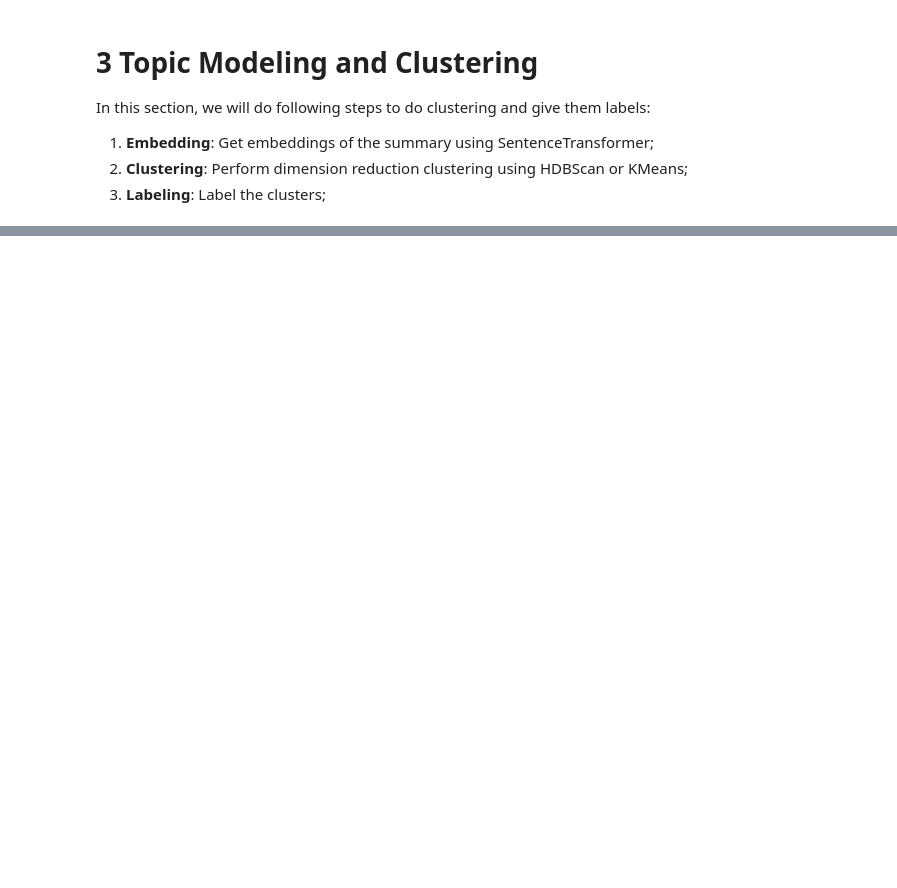
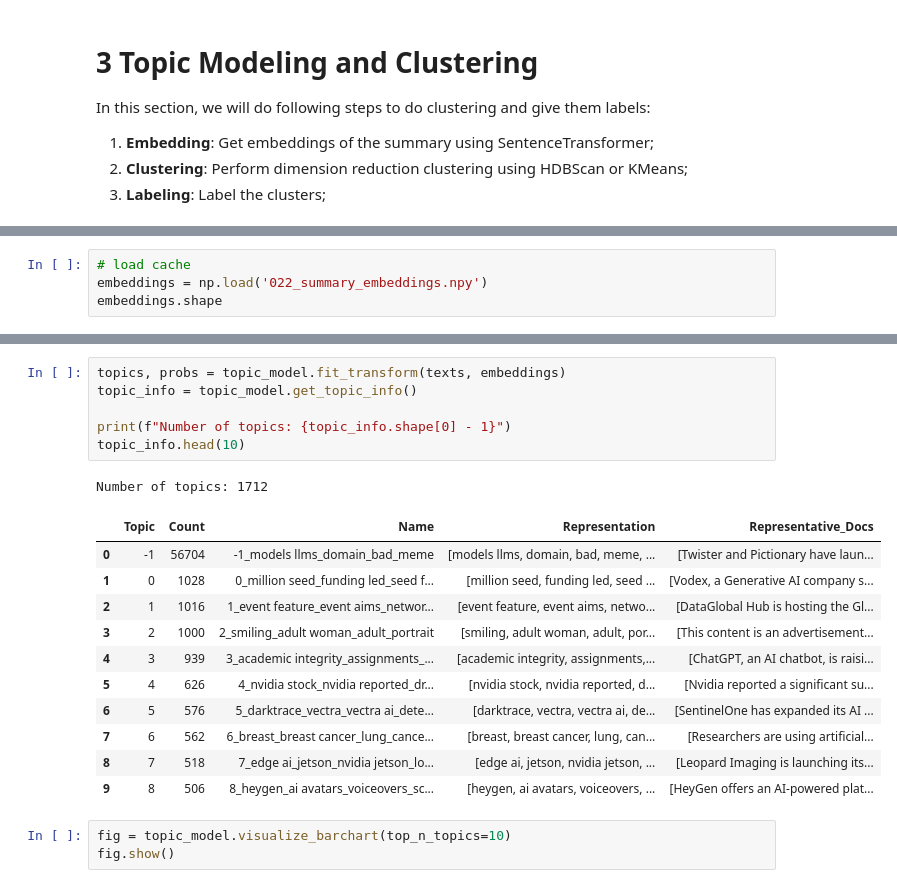
Before and after one commit to zhongjiaying/zjy-nlp-2603, a Jupyter notebook: 03_topic_modeling.ipynb, the cells around one changed output, grey strips where cells are left out. Drawn from its saved outputs; the diff is of its cells as text; blank space fills up the shorter version.

```diff
--- a/03_topic_modeling.ipynb
+++ b/03_topic_modeling.ipynb
@@ -786,0 +59,4 @@ display(topic_info.head(20))
+# %%
+# load cache
+embeddings = np.load('022_summary_embeddings.npy')
+embeddings.shape
@@ -786,0 +219,22 @@ display(topic_info.head(20))
+# %%
+topics, probs = topic_model.fit_transform(texts, embeddings)
+topic_info = topic_model.get_topic_info()
+
+print(f"Number of topics: {topic_info.shape[0] - 1}")
+topic_info.head(10)
+# %% [output]
+Number of topics: 1712
+|  | Topic | Count | Name | Representation | Representative_Docs |
+| 0 | -1 | 56704 | -1_models llms_domain_bad_meme | [models llms, domain, bad, meme, ... | [Twister and Pictionary have laun... |
+| 1 | 0 | 1028 | 0_million seed_funding led_seed f... | [million seed, funding led, seed ... | [Vodex, a Generative AI company s... |
+| 2 | 1 | 1016 | 1_event feature_event aims_networ... | [event feature, event aims, netwo... | [DataGlobal Hub is hosting the Gl... |
+| 3 | 2 | 1000 | 2_smiling_adult woman_adult_portrait | [smiling, adult woman, adult, por... | [This content is an advertisement... |
+| 4 | 3 | 939 | 3_academic integrity_assignments_... | [academic integrity, assignments,... | [ChatGPT, an AI chatbot, is raisi... |
+| 5 | 4 | 626 | 4_nvidia stock_nvidia reported_dr... | [nvidia stock, nvidia reported, d... | [Nvidia reported a significant su... |
+| 6 | 5 | 576 | 5_darktrace_vectra_vectra ai_dete... | [darktrace, vectra, vectra ai, de... | [SentinelOne has expanded its AI ... |
+| 7 | 6 | 562 | 6_breast_breast cancer_lung_cance... | [breast, breast cancer, lung, can... | [Researchers are using artificial... |
+| 8 | 7 | 518 | 7_edge ai_jetson_nvidia jetson_lo... | [edge ai, jetson, nvidia jetson, ... | [Leopard Imaging is launching its... |
+| 9 | 8 | 506 | 8_heygen_ai avatars_voiceovers_sc... | [heygen, ai avatars, voiceovers, ... | [HeyGen offers an AI-powered plat... |
+# %%
+fig = topic_model.visualize_barchart(top_n_topics=10)
+fig.show()
```
Also changed, not shown: parts of 42 cells of this notebook, 7 other files.
